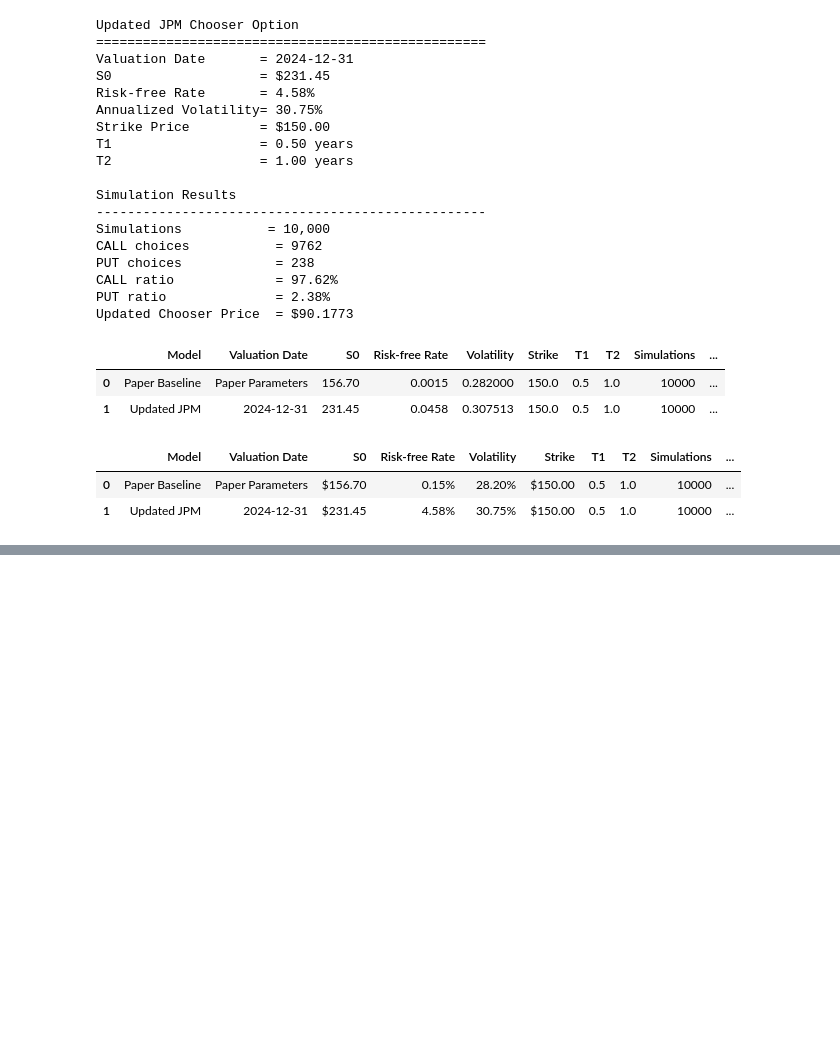
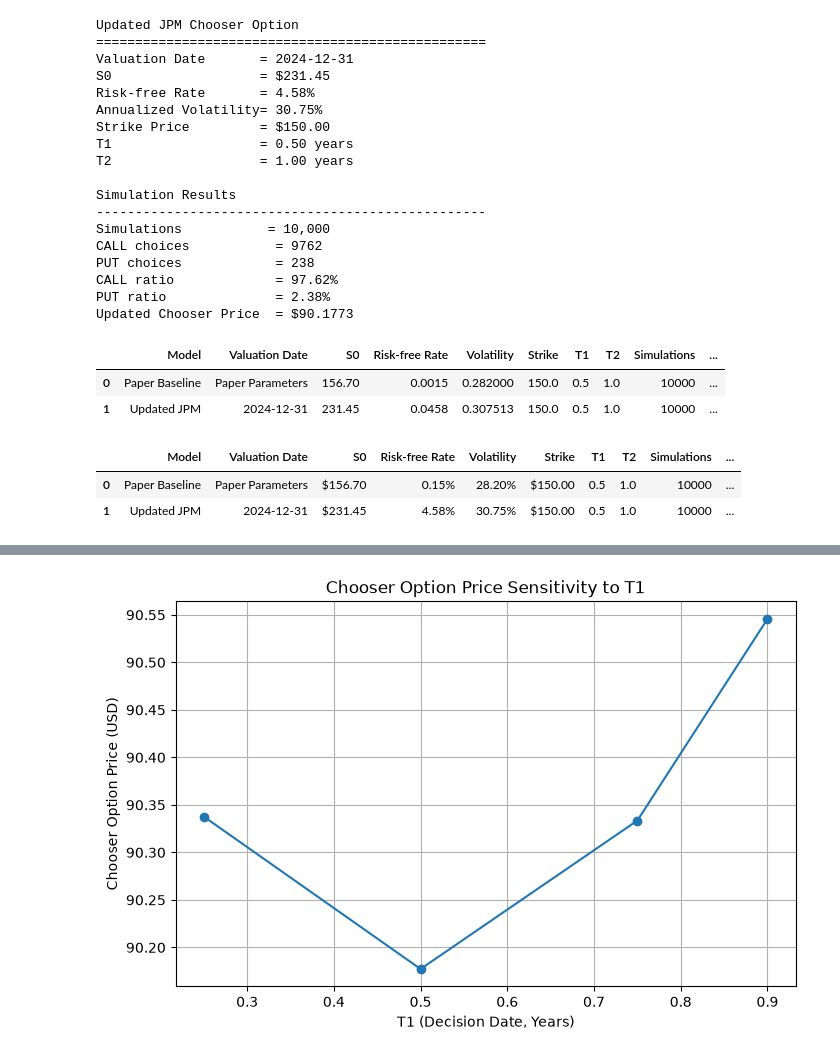
Before and after one commit to frank1123385/chooser-option-pricing, a Jupyter notebook: notebooks/Week3_BSM_Chooser_Validation.ipynb, the cells around one changed output, grey strips where cells are left out. Saved outputs shown, nothing was run; the diff lists cells and outputs as text; code cells hidden in the pictures; blank space fills up the shorter version.

```diff
--- a/notebooks/Week3_BSM_Chooser_Validation.ipynb
+++ b/notebooks/Week3_BSM_Chooser_Validation.ipynb
@@ -459,0 +507,23 @@ formatted_results
+# %%
+# ==========================================
+# T1 Sensitivity: Chooser Price
+# ==========================================
+
+import matplotlib.pyplot as plt
+
+plt.figure(figsize=(8, 5))
+
+plt.plot(
+    t1_results["T1"],
+    t1_results["Chooser Price"],
+    marker="o"
+)
+
+plt.xlabel("T1 (Decision Date, Years)")
+plt.ylabel("Chooser Option Price (USD)")
+plt.title("Chooser Option Price Sensitivity to T1")
+
+plt.grid(True)
+plt.show()
+# %% [output]
+[figure, added]
```
Also changed, not shown: parts of 3 cells of this notebook, 7 other files.
